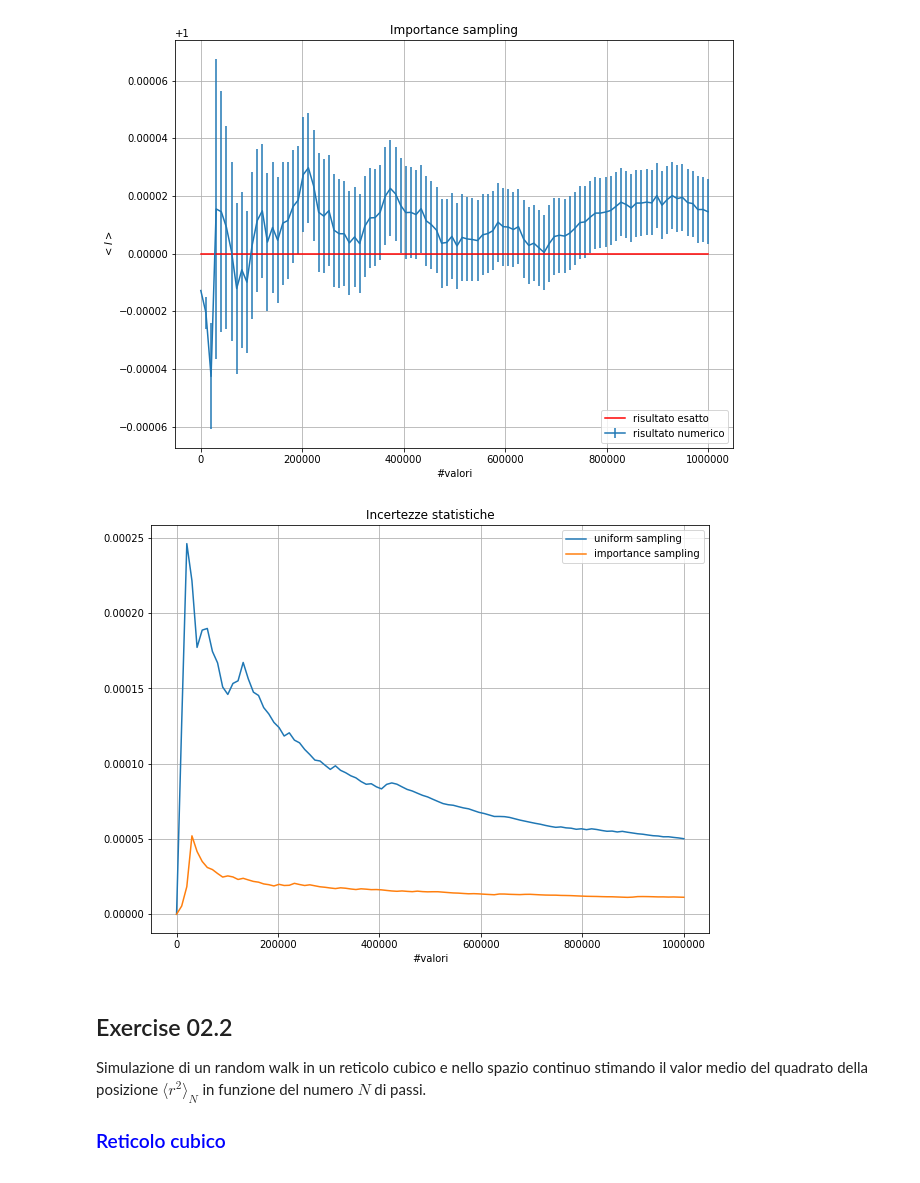
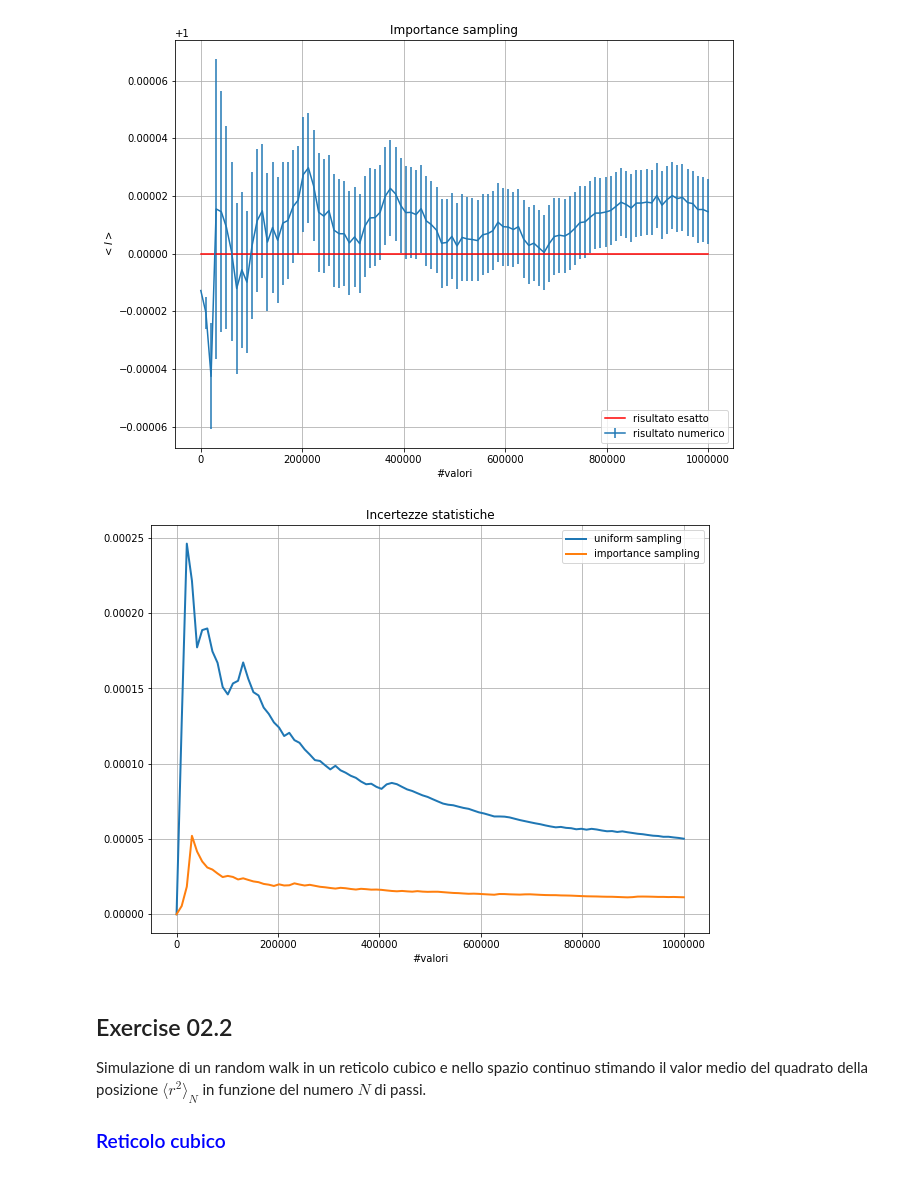
Before and after one commit to danidimic/NSL-exercise, a Jupyter notebook: LSN_Exercise_02/LSN_Exercise_02.ipynb, the cells around one changed output. Drawn from its saved outputs; the diff is of its cells as text; code cells hidden in the pictures.

```diff
--- a/LSN_Exercise_02/LSN_Exercise_02.ipynb
+++ b/LSN_Exercise_02/LSN_Exercise_02.ipynb
@@ -63,16 +63,16 @@ plt.grid(True)
 # %%
 plt.figure(figsize=(10, 7.5))
 
 x=np.linspace(0,10**6,100)
-plt.plot(x, unierr, label='uniform sampling')  #incrtezze uniform sampling
-plt.plot(x, imperr, label='importance sampling')  #incertezze importance sampling
+plt.plot(x, unierr, label='uniform sampling', lw=2)  #incrtezze uniform sampling
+plt.plot(x, imperr, label='importance sampling', lw=2)  #incertezze importance sampling
 
 plt.title('Incertezze statistiche')
 plt.xlabel('#valori')
 plt.legend()
 plt.grid(True)
 # %% [output]
-[figure, old version]
+[figure, new version]
 # %% [markdown]
 ## Exercise 02.2
 Simulazione di un random walk in un reticolo cubico e nello spazio continuo stimando il valor medio del quadrato della posizione $\langle r^2 \rangle_N$ in funzione del numero $N$ di passi.
```
Also changed, not shown: parts of 1 cell of this notebook, 6 other files.
